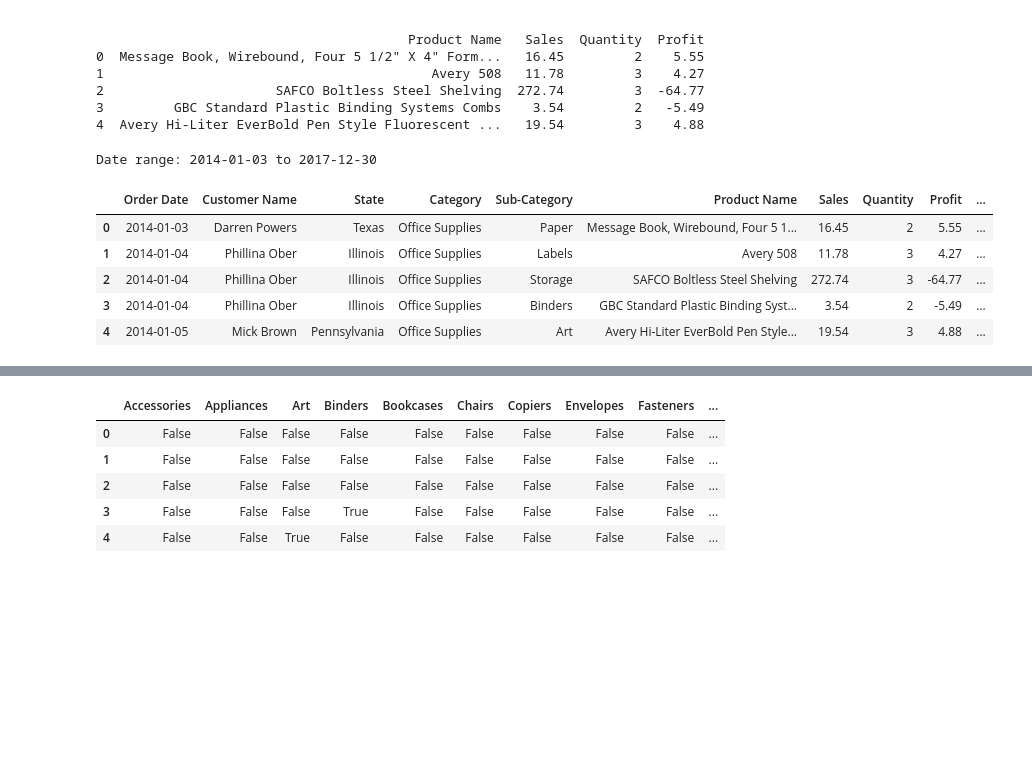
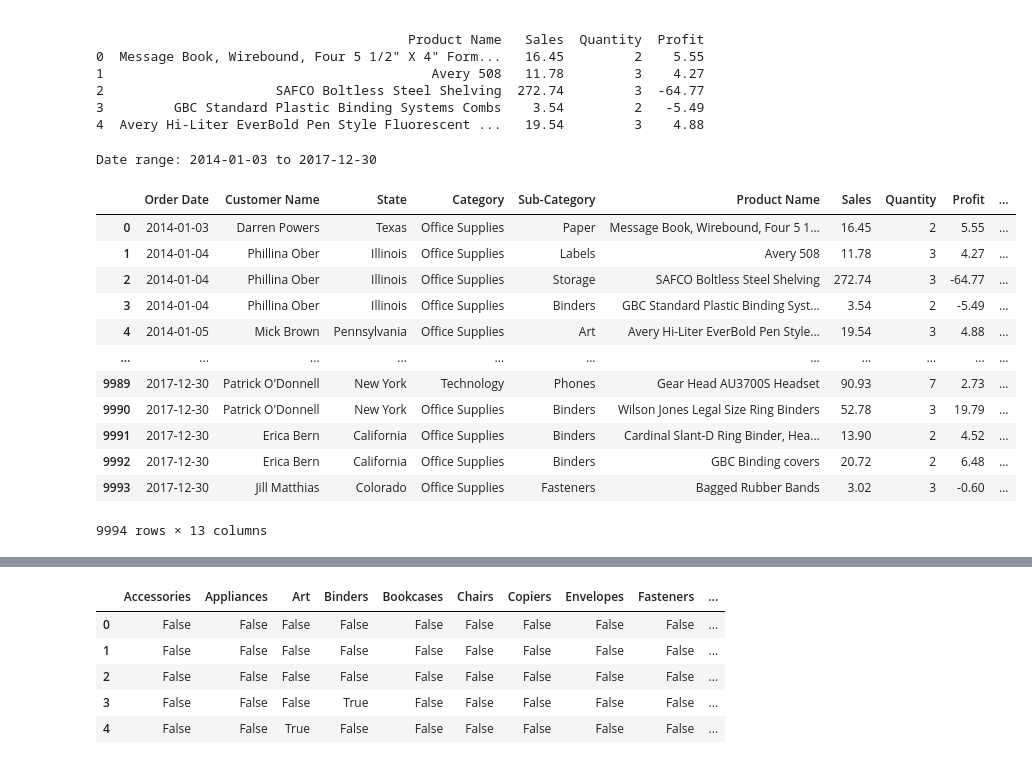
Before and after one commit to MaharLeika18/Data-Mining---Python, a Jupyter notebook: Final_Exam/ClusterAnalysis.ipynb, the cells around one changed output, grey strips where cells are left out. Saved outputs shown, nothing was run; the diff lists cells and outputs as text; code cells hidden in the pictures; blank space fills up the shorter version.

```diff
--- a/Final_Exam/ClusterAnalysis.ipynb
+++ b/Final_Exam/ClusterAnalysis.ipynb
@@ -89,32 +89,39 @@ state_coords = {
     "North Dakota": (47.528912, -99.784012),
     "Ohio": (40.388783, -82.764915),
     "Oklahoma": (35.565342, -96.928917),
     "Oregon": (44.572021, -122.070938),
     "Pennsylvania": (40.590752, -77.209755),
     "Rhode Island": (41.680893, -71.511780),
     "South Carolina": (33.856892, -80.945007),
     "South Dakota": (44.299782, -99.438828),
     "Tennessee": (35.747845, -86.692345),
     "Texas": (31.054487, -97.563461),
     "Utah": (40.150032, -111.862434),
     "Vermont": (44.045876, -72.710686),
     "Virginia": (37.769337, -78.169968),
     "Washington": (47.400902, -121.490494),
     "West Virginia": (38.491226, -80.954456),
     "Wisconsin": (44.268543, -89.616508),
     "Wyoming": (42.755966, -107.302490)
 }
 
 data['Coords'] = data['State'].map(state_coords)
 data[['Latitude', 'Longitude']] = pd.DataFrame(data['Coords'].tolist(), index=data.index)
 
-data.head()
+data
 # %% [output]
 Date range: 2014-01-03 to 2017-12-30
 |  | Order Date | Customer Name | State | Category | Sub-Category | Product Name | Sales | Quantity | Profit | ... |
 | 0 | 2014-01-03 | Darren Powers | Texas | Office Supplies | Paper | Message Book, Wirebound, Four 5 1... | 16.45 | 2 | 5.55 | ... |
 | 1 | 2014-01-04 | Phillina Ober | Illinois | Office Supplies | Labels | Avery 508 | 11.78 | 3 | 4.27 | ... |
 | 2 | 2014-01-04 | Phillina Ober | Illinois | Office Supplies | Storage | SAFCO Boltless Steel Shelving | 272.74 | 3 | -64.77 | ... |
 | 3 | 2014-01-04 | Phillina Ober | Illinois | Office Supplies | Binders | GBC Standard Plastic Binding Syst... | 3.54 | 2 | -5.49 | ... |
 | 4 | 2014-01-05 | Mick Brown | Pennsylvania | Office Supplies | Art | Avery Hi-Liter EverBold Pen Style... | 19.54 | 3 | 4.88 | ... |
+| ... | ... | ... | ... | ... | ... | ... | ... | ... | ... | ... |
+| 9989 | 2017-12-30 | Patrick O'Donnell | New York | Technology | Phones | Gear Head AU3700S Headset | 90.93 | 7 | 2.73 | ... |
+| 9990 | 2017-12-30 | Patrick O'Donnell | New York | Office Supplies | Binders | Wilson Jones Legal Size Ring Binders | 52.78 | 3 | 19.79 | ... |
+| 9991 | 2017-12-30 | Erica Bern | California | Office Supplies | Binders | Cardinal Slant-D Ring Binder, Hea... | 13.90 | 2 | 4.52 | ... |
+| 9992 | 2017-12-30 | Erica Bern | California | Office Supplies | Binders | GBC Binding covers | 20.72 | 2 | 6.48 | ... |
+| 9993 | 2017-12-30 | Jill Matthias | Colorado | Office Supplies | Fasteners | Bagged Rubber Bands | 3.02 | 3 | -0.60 | ... |
+9994 rows × 13 columns
 # %%
```
Also changed, not shown: parts of 20 cells of this notebook.
